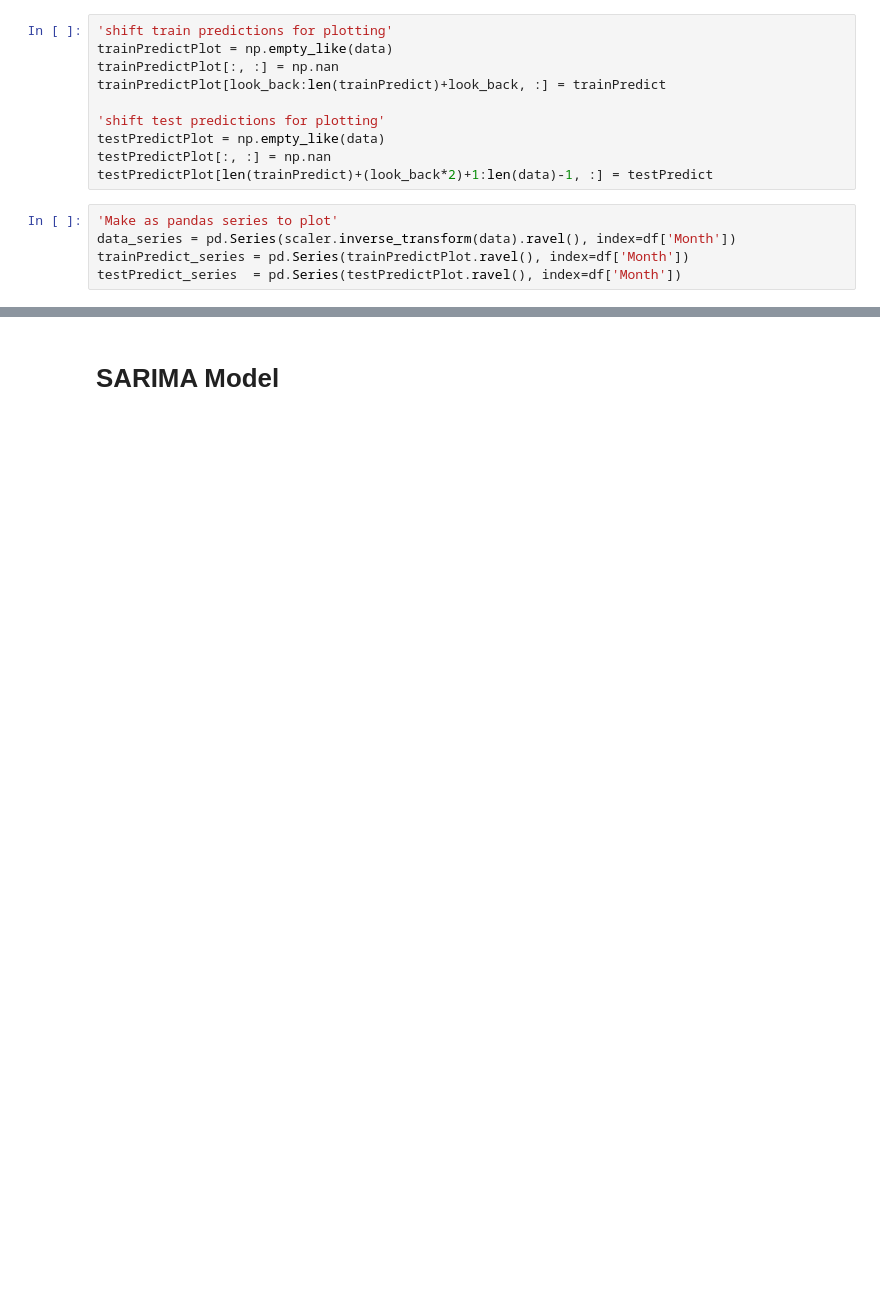
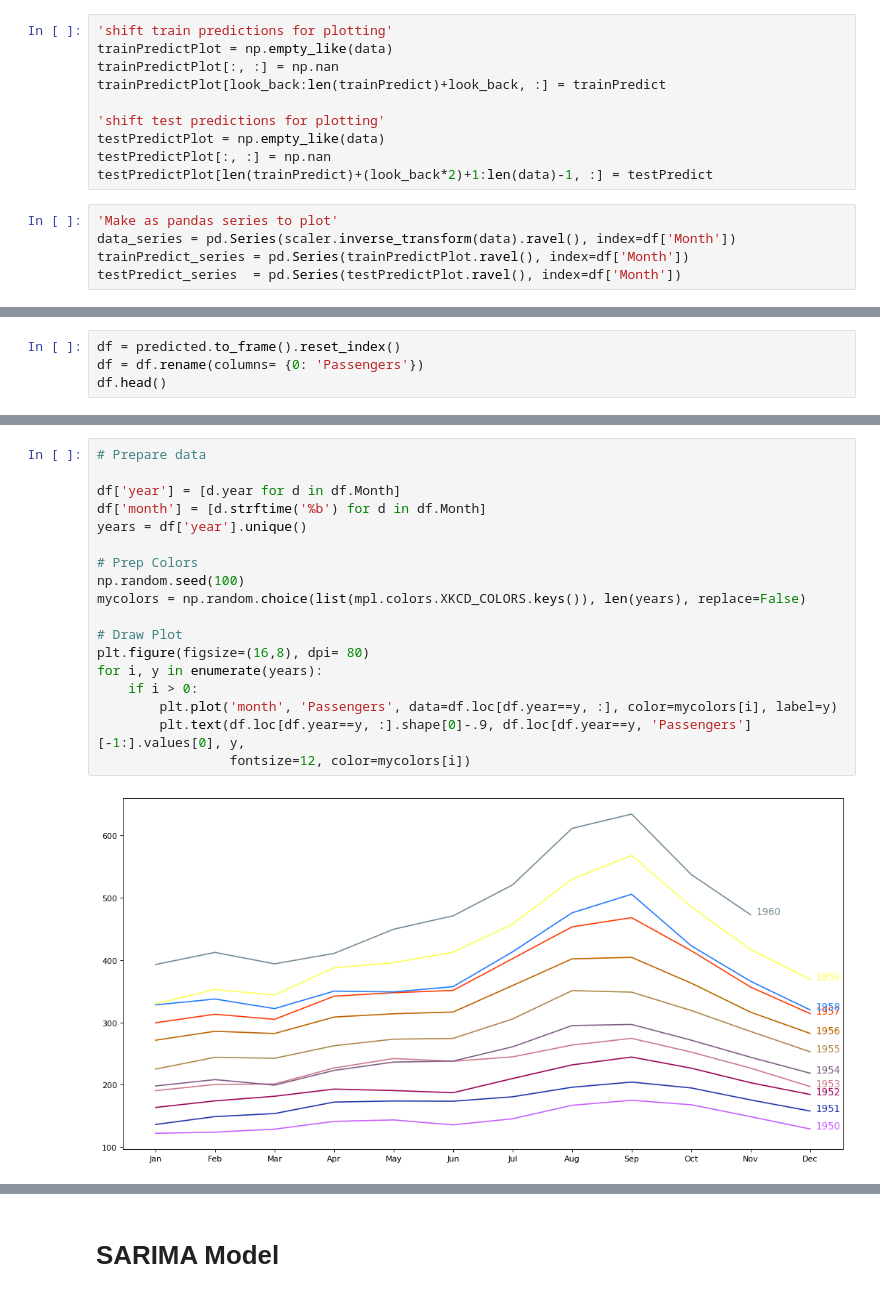
Before and after one commit to RemilYoucef/split-sd4x-dm2l, a Jupyter notebook: time series data/1. univarite time series/air_passengers_cnn-lstm_sarima.ipynb, the cells around one changed output, grey strips where cells are left out. Drawn from its saved outputs; the diff is of its cells as text; blank space fills up the shorter version.

```diff
--- a/time series data/1. univarite time series/air_passengers_cnn-lstm_sarima.ipynb
+++ b/time series data/1. univarite time series/air_passengers_cnn-lstm_sarima.ipynb
@@ -218,0 +200,4 @@ array([[448.79092 ],
+# %%
+df = predicted.to_frame().reset_index()
+df = df.rename(columns= {0: 'Passengers'})
+df.head()
@@ -218,0 +211,20 @@ array([[448.79092 ],
+# %%
+# Prepare data
+
+df['year'] = [d.year for d in df.Month]
+df['month'] = [d.strftime('%b') for d in df.Month]
+years = df['year'].unique()
+
+# Prep Colors
+np.random.seed(100)
+mycolors = np.random.choice(list(mpl.colors.XKCD_COLORS.keys()), len(years), replace=False)
+
+# Draw Plot
+plt.figure(figsize=(16,8), dpi= 80)
+for i, y in enumerate(years):
+    if i > 0:
+        plt.plot('month', 'Passengers', data=df.loc[df.year==y, :], color=mycolors[i], label=y)
+        plt.text(df.loc[df.year==y, :].shape[0]-.9, df.loc[df.year==y, 'Passengers'][-1:].values[0], y,
+                 fontsize=12, color=mycolors[i])
+# %% [output]
+[figure, added]
```
Also changed, not shown: parts of 34 cells of this notebook, 1 other file.
